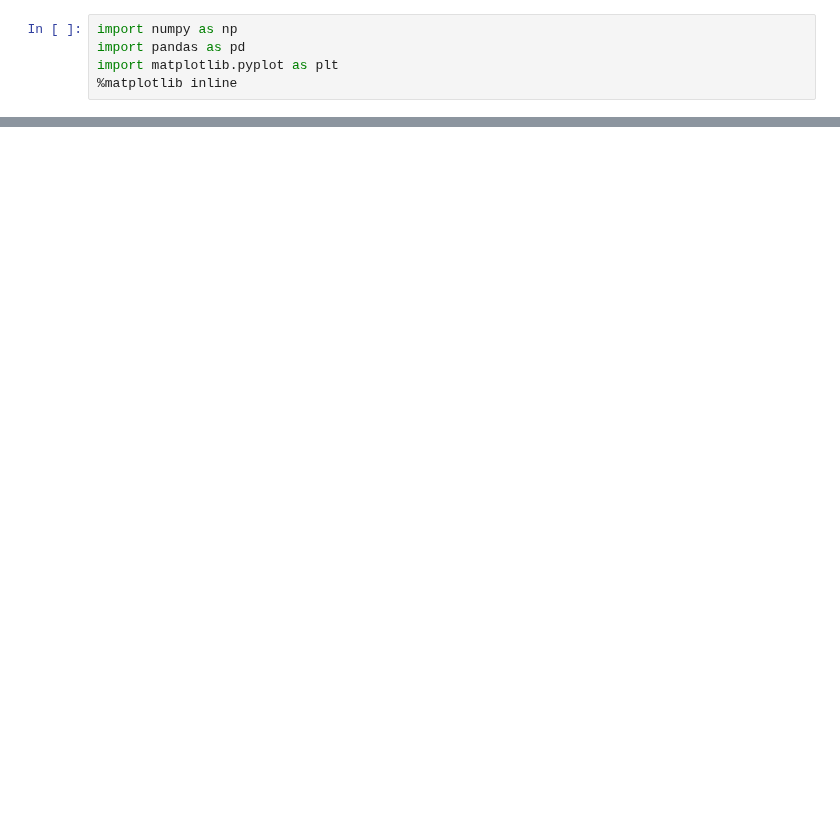
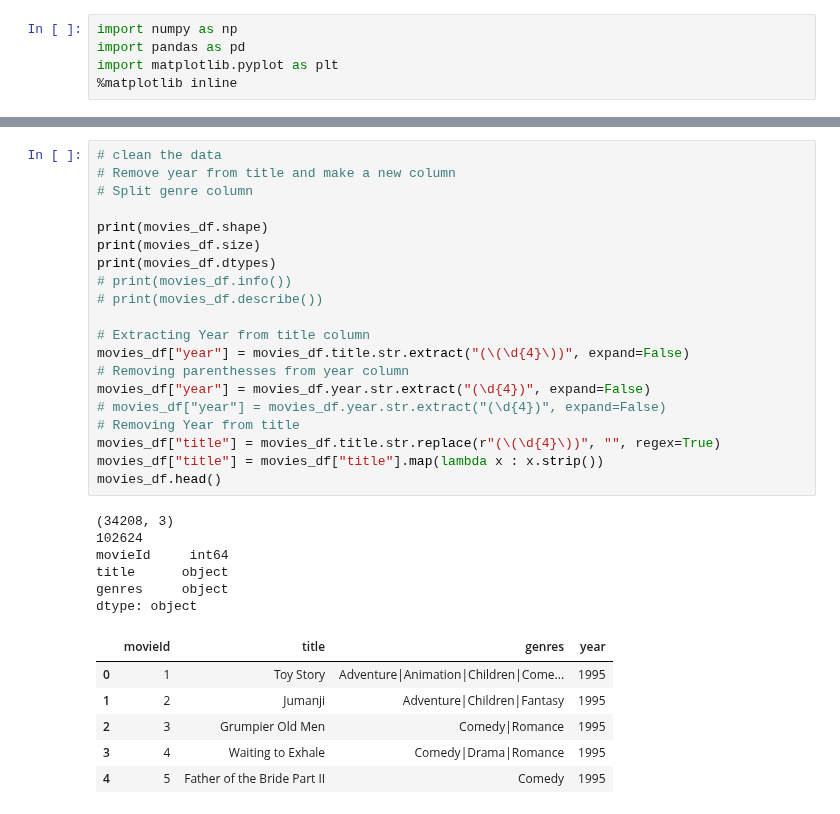
Before and after one commit to iamaryav/ai-notebooks, a Jupyter notebook: movie_recommendation.ipynb, the cells around one changed output, grey strips where cells are left out. Cells and saved outputs as stored; diff of their text form; blank space fills up the shorter version.

```diff
--- a/movie_recommendation.ipynb
+++ b/movie_recommendation.ipynb
@@ -391,0 +20,33 @@ movies_df.loc[movies_df['movieId'].isin(recommendation_df.head(10)['movieId'].to
+# %%
+# clean the data
+# Remove year from title and make a new column
+# Split genre column
+
+print(movies_df.shape)
+print(movies_df.size)
+print(movies_df.dtypes)
+# print(movies_df.info())
+# print(movies_df.describe())
+
+# Extracting Year from title column
+movies_df["year"] = movies_df.title.str.extract("(\(\d{4}\))", expand=False)
+# Removing parenthesses from year column
+movies_df["year"] = movies_df.year.str.extract("(\d{4})", expand=False)
+# movies_df["year"] = movies_df.year.str.extract("(\d{4})", expand=False)
+# Removing Year from title
+movies_df["title"] = movies_df.title.str.replace(r"(\(\d{4}\))", "", regex=True)
+movies_df["title"] = movies_df["title"].map(lambda x : x.strip())
+movies_df.head()
+# %% [output]
+(34208, 3)
+102624
+movieId     int64
+title      object
+genres     object
+dtype: object
+|  | movieId | title | genres | year |
+| 0 | 1 | Toy Story | Adventure|Animation|Children|Come... | 1995 |
+| 1 | 2 | Jumanji | Adventure|Children|Fantasy | 1995 |
+| 2 | 3 | Grumpier Old Men | Comedy|Romance | 1995 |
+| 3 | 4 | Waiting to Exhale | Comedy|Drama|Romance | 1995 |
+| 4 | 5 | Father of the Bride Part II | Comedy | 1995 |
```
Also changed, not shown: parts of 47 cells of this notebook, 2 other files.
